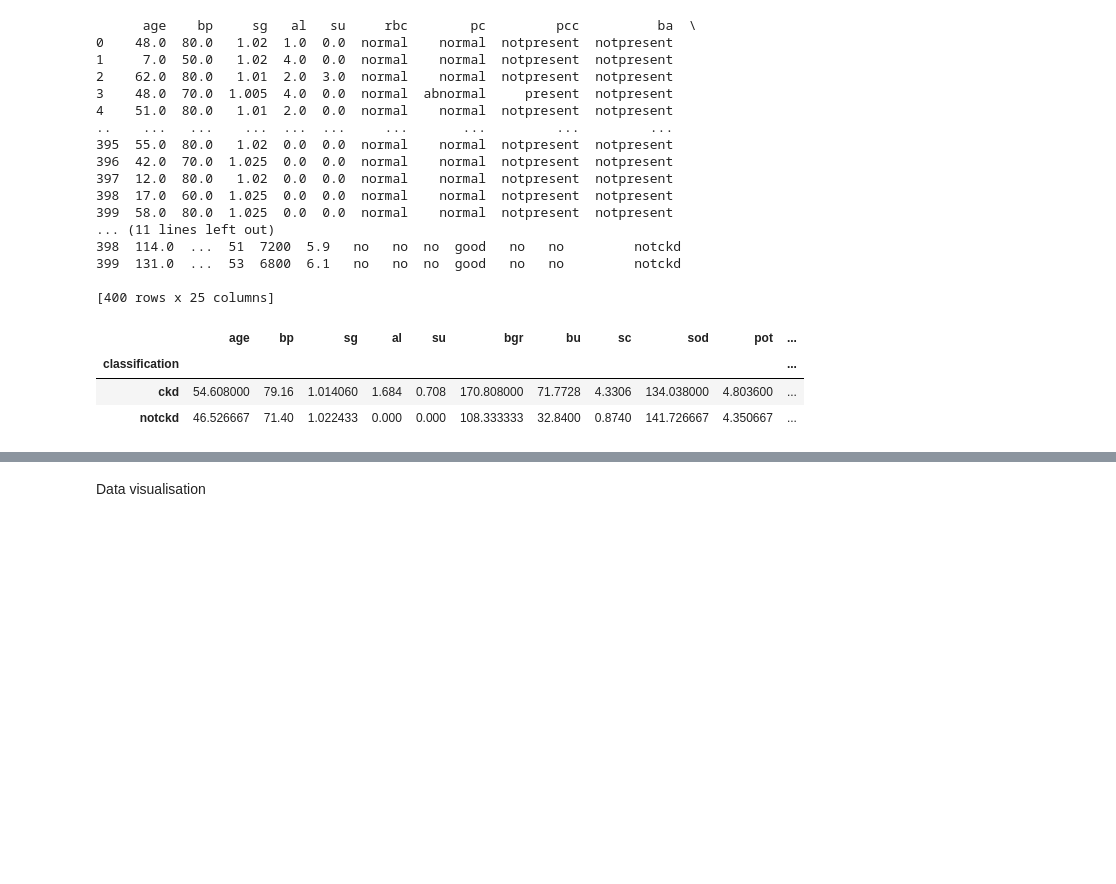
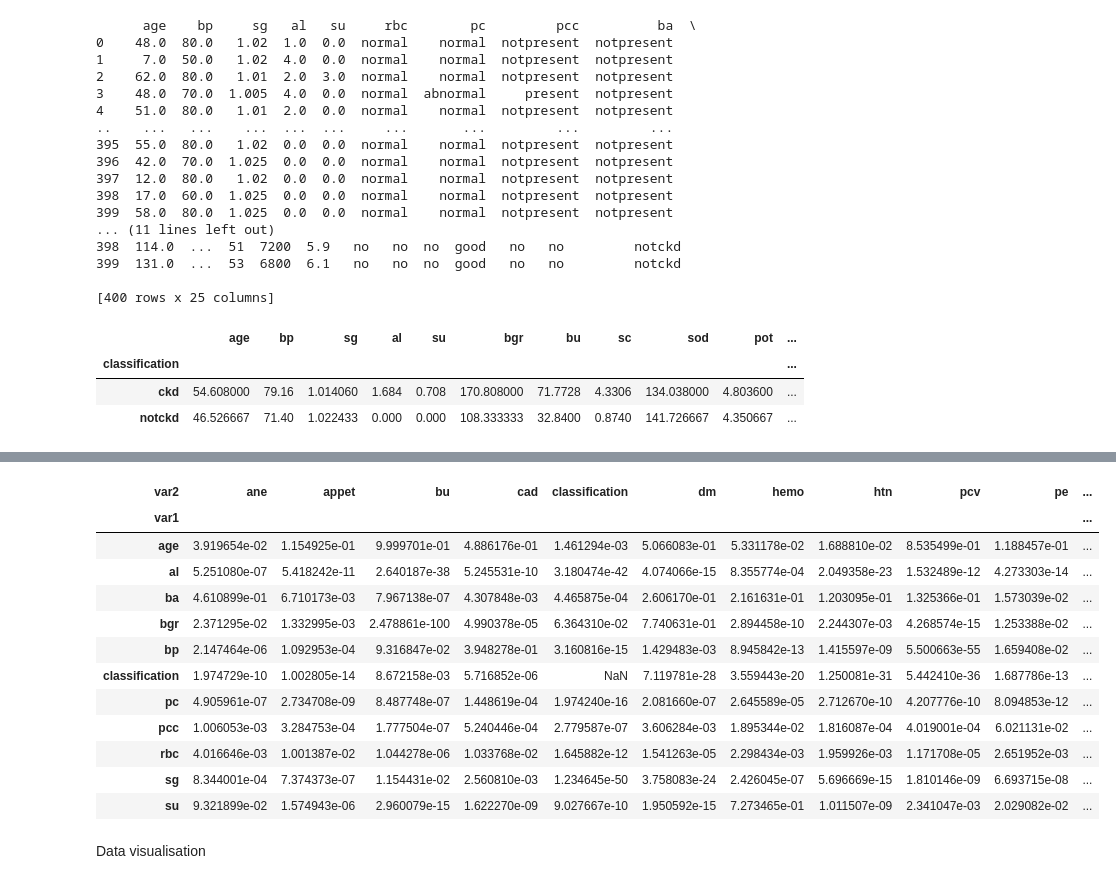
Before and after one commit to R3AlL3nGz3i/kidney_disease_identification, a Jupyter notebook: heart_disease_ml.ipynb, the cells around one changed output, grey strips where cells are left out. Saved outputs shown, nothing was run; the diff lists cells and outputs as text; code cells hidden in the pictures; blank space fills up the shorter version.

```diff
--- a/heart_disease_ml.ipynb
+++ b/heart_disease_ml.ipynb
@@ -163,0 +189,37 @@ TypeError: No loop matching the specified signature and casting was found for uf
+# %%
+cat_var1 = ['age',
+ 'bp',
+ 'sg',
+ 'al',
+ 'su',
+ 'rbc',
+ 'pc',
+ 'pcc',
+ 'ba',
+ 'bgr',
+ 'classification']
+
+cat_var2 =[ 'bu',
+ 'sc',
+ 'sod',
+ 'pot',
+ 'hemo',
+ 'pcv',
+ 'wc',
+ 'rc',
+ 'htn',
+ 'dm',
+ 'cad',
+ 'appet',
+ 'pe',
+ 'ane', 'classification']
+# %%
+cat_var_prod = list(product(cat_var1,cat_var2, repeat = 1))
+# %%
+import scipy.stats as ss
+result = []
+for i in cat_var_prod:
+    if i[0] != i[1]:
+        result.append((i[0],i[1],list(ss.chi2_contingency(pd.crosstab(
+                            df_cat[i[0]], df_cat[i[1]])))[1]))
+result
@@ -163,0 +244,19 @@ TypeError: No loop matching the specified signature and casting was found for uf
+# %%
+chi_test_output = pd.DataFrame(result, columns = ['var1', 'var2',
+                                                    'coeff'])
+## Using pivot function to convert the above DataFrame into a crosstab
+chi_test_output.pivot(index='var1', columns='var2', values='coeff')
+# %% [output]
+| var2 | ane | appet | bu | cad | classification | dm | hemo | htn | pcv | pe | ... |
+| var1 |  |  |  |  |  |  |  |  |  |  | ... |
+| age | 3.919654e-02 | 1.154925e-01 | 9.999701e-01 | 4.886176e-01 | 1.461294e-03 | 5.066083e-01 | 5.331178e-02 | 1.688810e-02 | 8.535499e-01 | 1.188457e-01 | ... |
+| al | 5.251080e-07 | 5.418242e-11 | 2.640187e-38 | 5.245531e-10 | 3.180474e-42 | 4.074066e-15 | 8.355774e-04 | 2.049358e-23 | 1.532489e-12 | 4.273303e-14 | ... |
+| ba | 4.610899e-01 | 6.710173e-03 | 7.967138e-07 | 4.307848e-03 | 4.465875e-04 | 2.606170e-01 | 2.161631e-01 | 1.203095e-01 | 1.325366e-01 | 1.573039e-02 | ... |
+| bgr | 2.371295e-02 | 1.332995e-03 | 2.478861e-100 | 4.990378e-05 | 6.364310e-02 | 7.740631e-01 | 2.894458e-10 | 2.244307e-03 | 4.268574e-15 | 1.253388e-02 | ... |
+| bp | 2.147464e-06 | 1.092953e-04 | 9.316847e-02 | 3.948278e-01 | 3.160816e-15 | 1.429483e-03 | 8.945842e-13 | 1.415597e-09 | 5.500663e-55 | 1.659408e-02 | ... |
+| classification | 1.974729e-10 | 1.002805e-14 | 8.672158e-03 | 5.716852e-06 | NaN | 7.119781e-28 | 3.559443e-20 | 1.250081e-31 | 5.442410e-36 | 1.687786e-13 | ... |
+| pc | 4.905961e-07 | 2.734708e-09 | 8.487748e-07 | 1.448619e-04 | 1.974240e-16 | 2.081660e-07 | 2.645589e-05 | 2.712670e-10 | 4.207776e-10 | 8.094853e-12 | ... |
+| pcc | 1.006053e-03 | 3.284753e-04 | 1.777504e-07 | 5.240446e-04 | 2.779587e-07 | 3.606284e-03 | 1.895344e-02 | 1.816087e-04 | 4.019001e-04 | 6.021131e-02 | ... |
+| rbc | 4.016646e-03 | 1.001387e-02 | 1.044278e-06 | 1.033768e-02 | 1.645882e-12 | 1.541263e-05 | 2.298434e-03 | 1.959926e-03 | 1.171708e-05 | 2.651952e-03 | ... |
+| sg | 8.344001e-04 | 7.374373e-07 | 1.154431e-02 | 2.560810e-03 | 1.234645e-50 | 3.758083e-24 | 2.426045e-07 | 5.696669e-15 | 1.810146e-09 | 6.693715e-08 | ... |
+| su | 9.321899e-02 | 1.574943e-06 | 2.960079e-15 | 1.622270e-09 | 9.027667e-10 | 1.950592e-15 | 7.273465e-01 | 1.011507e-09 | 2.341047e-03 | 2.029082e-02 | ... |
```
Also changed, not shown: parts of 7 cells of this notebook.
